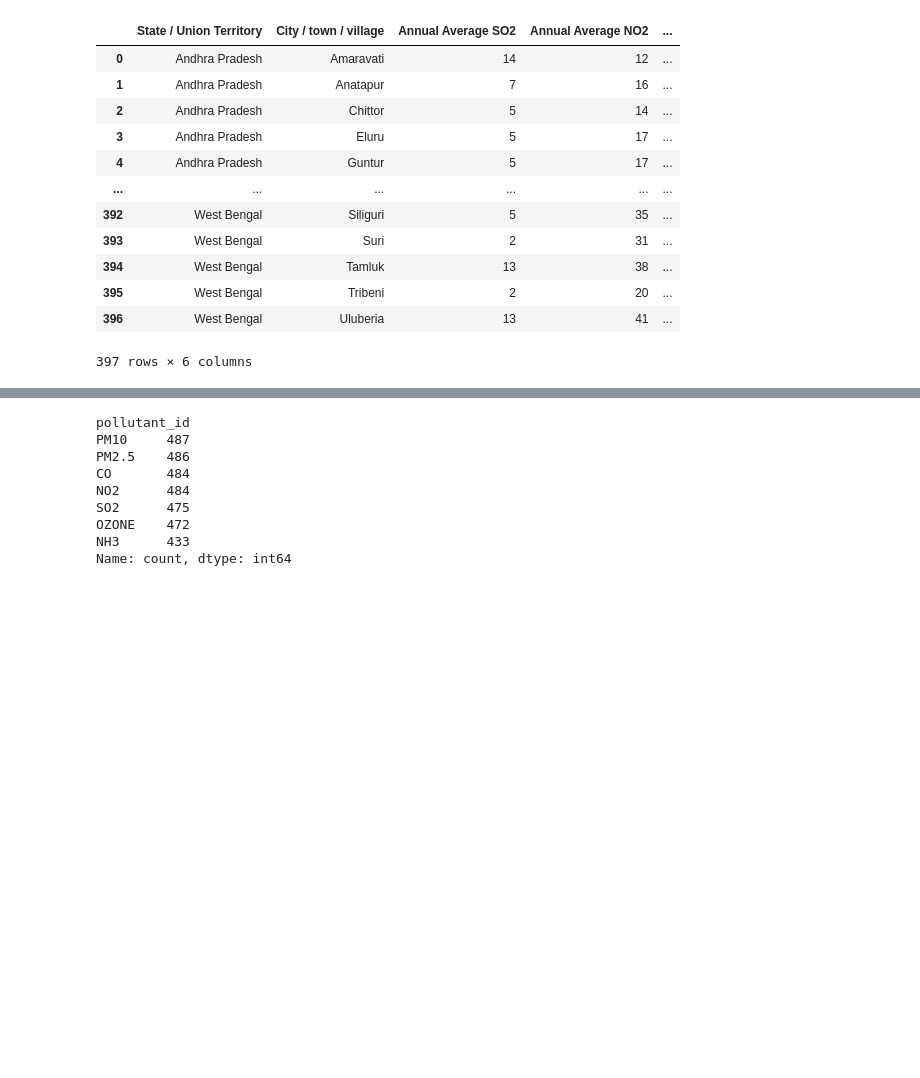
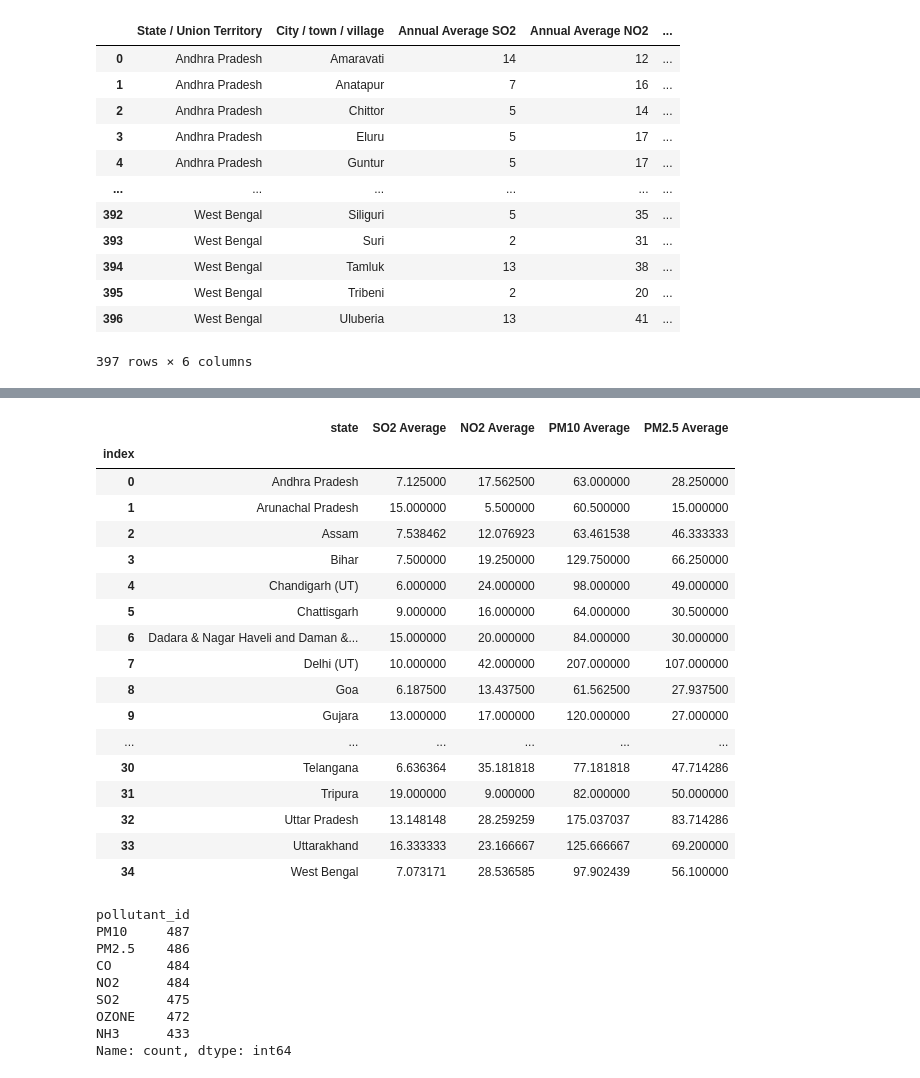
Before and after one commit to latheeshpoondla/Project, a Jupyter notebook: DSProject.ipynb, the cells around one changed output, grey strips where cells are left out. Drawn from its saved outputs; the diff is of its cells as text; code cells hidden in the pictures; blank space fills up the shorter version.

```diff
--- a/DSProject.ipynb
+++ b/DSProject.ipynb
@@ -108,0 +107,3 @@ df_2021
+# %%
+df_2021 = df_2021.drop(columns=['city'])
+display(df_2021)
@@ -109,3 +125,28 @@ df_2021
+# %%
+numeric_cols = ['SO2 Average', 'NO2 Average', 'PM10 Average', 'PM2.5 Average']
+df_2021[numeric_cols] = df_2021[numeric_cols].apply(pd.to_numeric, errors='coerce')
+df_2021 = df_2021.groupby('state').mean().reset_index()
+df_2021.index.name = 'index'
+display(df_2021)
+# %% [output]
+|  | state | SO2 Average | NO2 Average | PM10 Average | PM2.5 Average |
+| index |  |  |  |  |  |
+| 0 | Andhra Pradesh | 7.125000 | 17.562500 | 63.000000 | 28.250000 |
+| 1 | Arunachal Pradesh | 15.000000 | 5.500000 | 60.500000 | 15.000000 |
+| 2 | Assam | 7.538462 | 12.076923 | 63.461538 | 46.333333 |
+| 3 | Bihar | 7.500000 | 19.250000 | 129.750000 | 66.250000 |
+| 4 | Chandigarh (UT) | 6.000000 | 24.000000 | 98.000000 | 49.000000 |
+| 5 | Chattisgarh | 9.000000 | 16.000000 | 64.000000 | 30.500000 |
+| 6 | Dadara & Nagar Haveli and Daman &... | 15.000000 | 20.000000 | 84.000000 | 30.000000 |
+| 7 | Delhi (UT) | 10.000000 | 42.000000 | 207.000000 | 107.000000 |
+| 8 | Goa | 6.187500 | 13.437500 | 61.562500 | 27.937500 |
+| 9 | Gujara | 13.000000 | 17.000000 | 120.000000 | 27.000000 |
+| ... | ... | ... | ... | ... | ... |
+| 30 | Telangana | 6.636364 | 35.181818 | 77.181818 | 47.714286 |
+| 31 | Tripura | 19.000000 | 9.000000 | 82.000000 | 50.000000 |
+| 32 | Uttar Pradesh | 13.148148 | 28.259259 | 175.037037 | 83.714286 |
+| 33 | Uttarakhand | 16.333333 | 23.166667 | 125.666667 | 69.200000 |
+| 34 | West Bengal | 7.073171 | 28.536585 | 97.902439 | 56.100000 |
 # %%
 polinfo_df=currentdf.value_counts('pollutant_id')
 display(polinfo_df)
```
Also changed, not shown: parts of 4 cells of this notebook.
